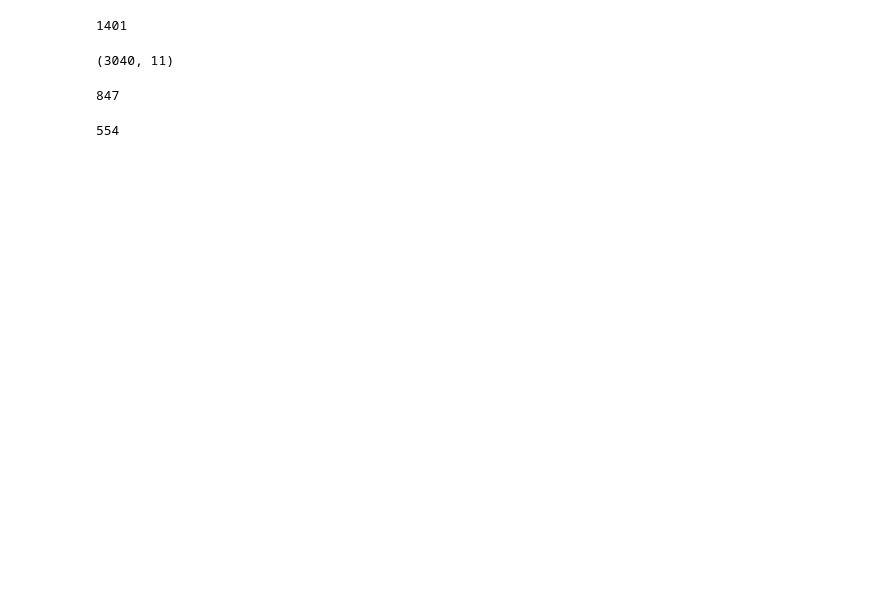
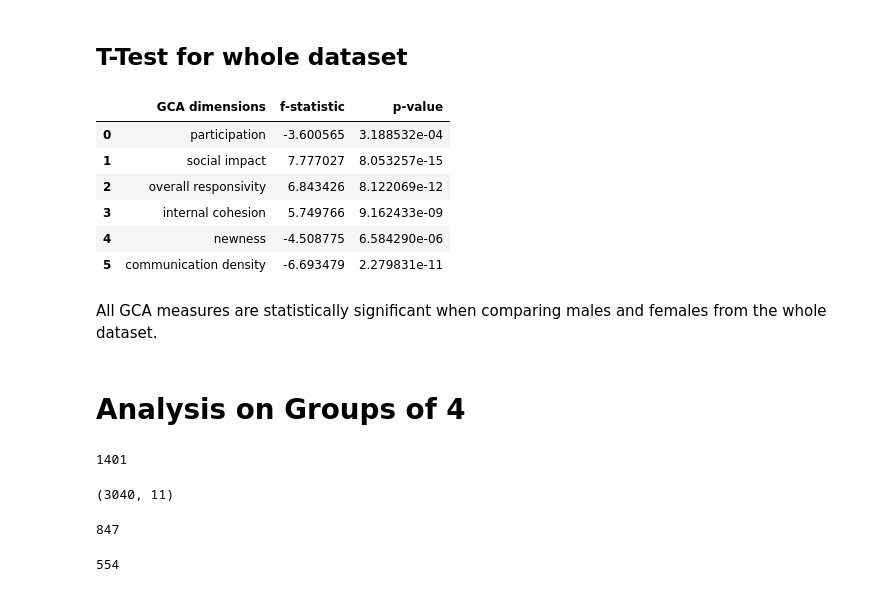
Before and after one commit to jennyt14/smoc-project, a Jupyter notebook: scripts/smoc-analysis.ipynb, the cells around one changed output. Drawn from its saved outputs; the diff is of its cells as text; code cells hidden in the pictures; blank space fills up the shorter version.

```diff
--- a/scripts/smoc-analysis.ipynb
+++ b/scripts/smoc-analysis.ipynb
@@ -23,0 +67,28 @@ chat_room_id = list(set(df['chat_room_id']))
+# %% [markdown]
+## T-Test for whole dataset
+# %%
+df_fem = df.loc[df['Sex'] == 2.0].reset_index(drop = True)
+df_male = df.loc[df['Sex'] == 1.0].reset_index(drop = True)
+# %%
+t_test_all = []
+t_test_all.append(list(scipy.stats.ttest_ind(df_fem['z.participation'], df_male['z.participation'])))
+t_test_all.append(list(scipy.stats.ttest_ind(df_fem['z.social.impact'], df_male['z.social.impact'])))
+t_test_all.append(list(scipy.stats.ttest_ind(df_fem['z.overall.responsivity'], df_male['z.overall.responsivity'])))
+t_test_all.append(list(scipy.stats.ttest_ind(df_fem['z.internal.cohesion'], df_male['z.internal.cohesion'])))
+t_test_all.append(list(scipy.stats.ttest_ind(df_fem['z.newness'], df_male['z.newness'])))
+t_test_all.append(list(scipy.stats.ttest_ind(df_fem['z.comm.density'], df_male['z.comm.density'])))
+df_ttest_all = pd.DataFrame(t_test_all, columns = ['f-statistic', 'p-value'])
+df_ttest_all.insert(loc = 0, column = 'GCA dimensions', value = cols)
+df_ttest_all
+# %% [output]
+|  | GCA dimensions | f-statistic | p-value |
+| 0 | participation | -3.600565 | 3.188532e-04 |
+| 1 | social impact | 7.777027 | 8.053257e-15 |
+| 2 | overall responsivity | 6.843426 | 8.122069e-12 |
+| 3 | internal cohesion | 5.749766 | 9.162433e-09 |
+| 4 | newness | -4.508775 | 6.584290e-06 |
+| 5 | communication density | -6.693479 | 2.279831e-11 |
+# %% [markdown]
+All GCA measures are statistically significant when comparing males and females from the whole dataset.
+# %% [markdown]
+# Analysis on Groups of 4
```
Also changed, not shown: parts of 37 cells of this notebook, 4 other files.
